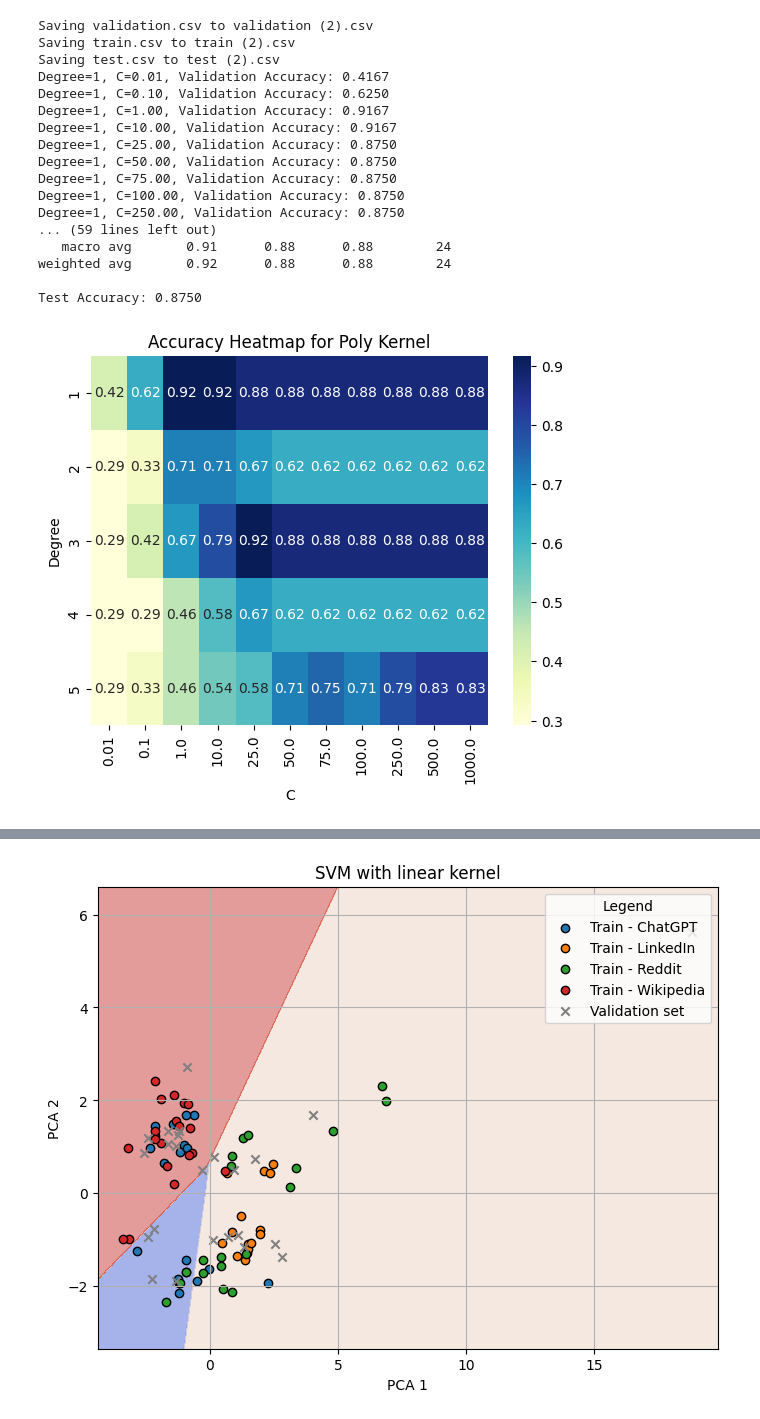
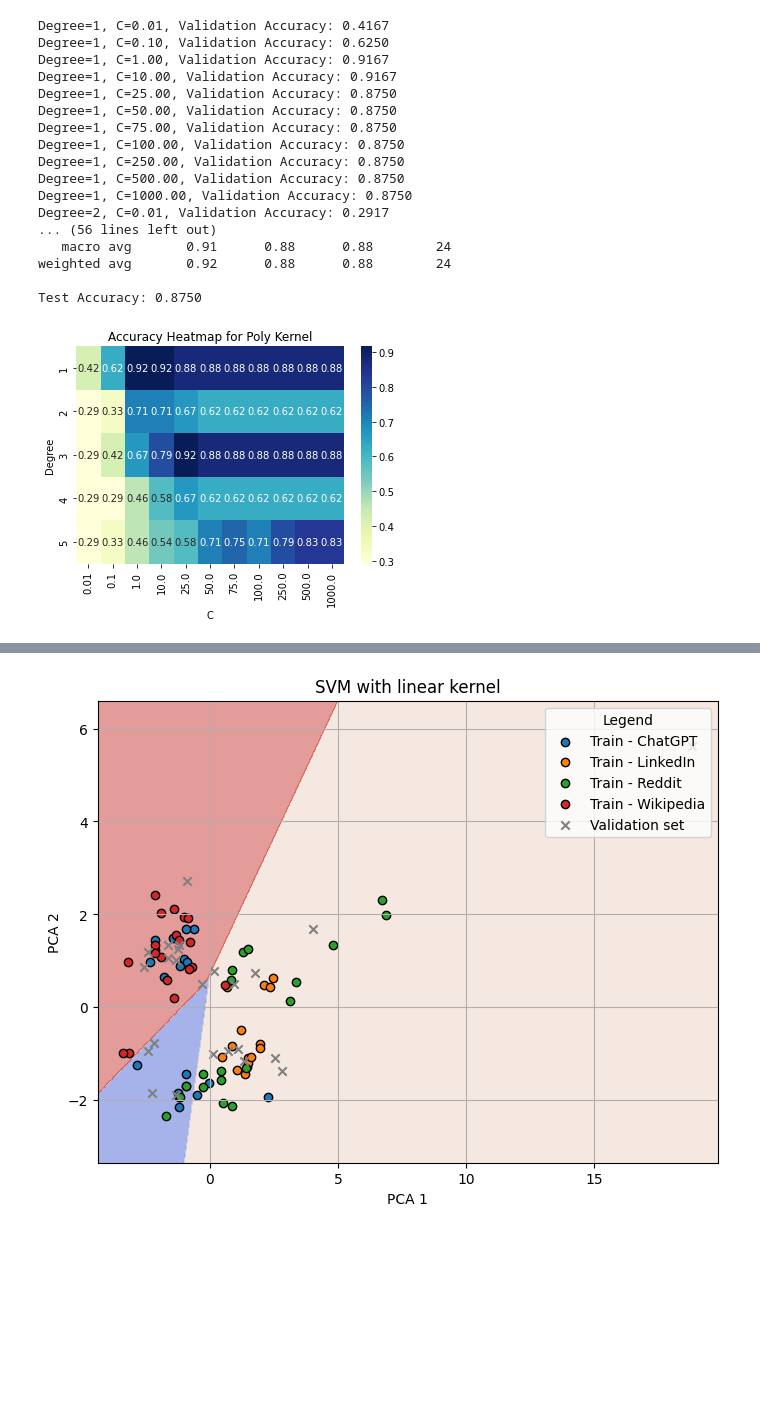
Before and after one commit to DurinMMII/coll400, a Jupyter notebook: sortedData/Support_Vector_Model.ipynb, the cells around one changed output, grey strips where cells are left out. Saved outputs shown, nothing was run; the diff lists cells and outputs as text; code cells hidden in the pictures; blank space fills up the shorter version.

```diff
--- a/sortedData/Support_Vector_Model.ipynb
+++ b/sortedData/Support_Vector_Model.ipynb
@@ -6,10 +6,10 @@ from sklearn.preprocessing import StandardScaler
 from sklearn.metrics import accuracy_score, classification_report, ConfusionMatrixDisplay
 from sklearn.svm import SVC
 import matplotlib.pyplot as plt
-from google.colab import files
+#from google.colab import files
 
 # Upload files
-uploaded = files.upload()
+#uploaded = files.upload()
 
 # Load the CSVs
 train = pd.read_csv('train.csv')
@@ -83,21 +82,21 @@ plt.show()
-Saving validation.csv to validation (2).csv
-Saving train.csv to train (2).csv
-Saving test.csv to test (2).csv
 Degree=1, C=0.01, Validation Accuracy: 0.4167
 Degree=1, C=0.10, Validation Accuracy: 0.6250
 Degree=1, C=1.00, Validation Accuracy: 0.9167
 Degree=1, C=10.00, Validation Accuracy: 0.9167
 Degree=1, C=25.00, Validation Accuracy: 0.8750
 Degree=1, C=50.00, Validation Accuracy: 0.8750
 Degree=1, C=75.00, Validation Accuracy: 0.8750
 Degree=1, C=100.00, Validation Accuracy: 0.8750
 Degree=1, C=250.00, Validation Accuracy: 0.8750
-... (59 lines left out)
+Degree=1, C=500.00, Validation Accuracy: 0.8750
+Degree=1, C=1000.00, Validation Accuracy: 0.8750
+Degree=2, C=0.01, Validation Accuracy: 0.2917
+... (56 lines left out)
    macro avg       0.91      0.88      0.88        24
 weighted avg       0.92      0.88      0.88        24
 
 Test Accuracy: 0.8750
-[figure, old version]
+[figure, new version]
 # %%
 import pandas as pd
 import seaborn as sns
```
Also changed, not shown: parts of 4 cells of this notebook, 1 other file.
